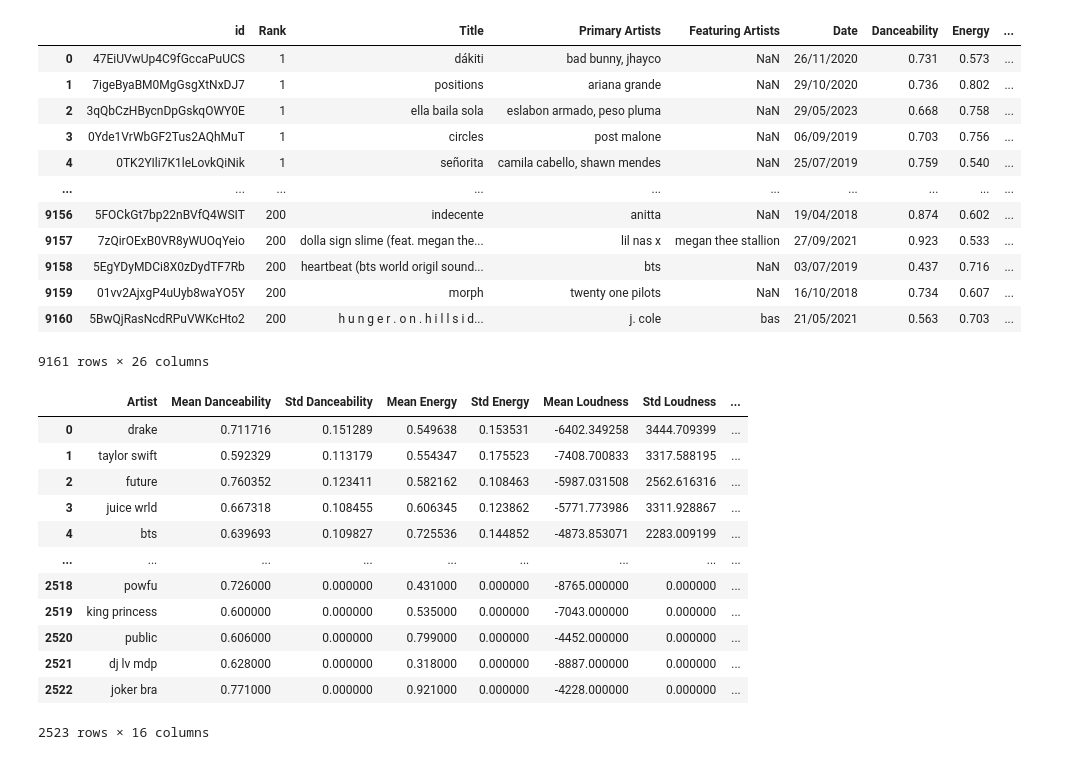
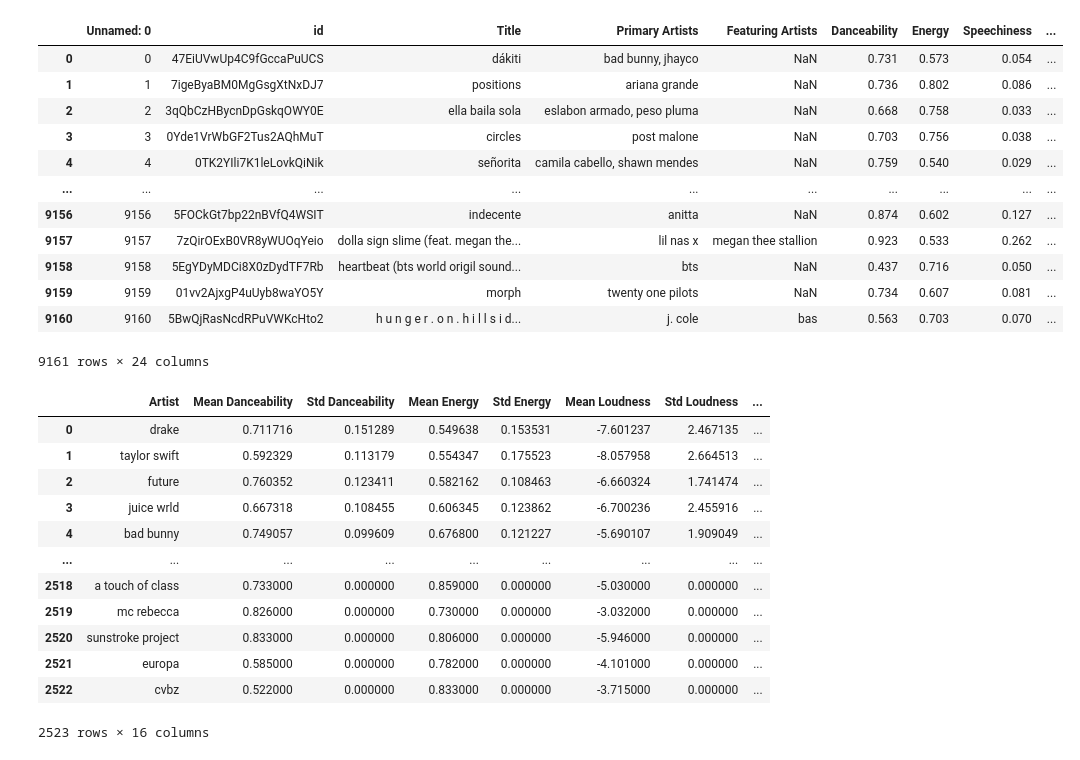
Before and after one commit to mickey59/AML_Spotify, a Jupyter notebook: Archive Notebooks/artists-prediction.ipynb, the cells around one changed output. Cells and saved outputs as stored; diff of their text form; code cells hidden in the pictures.

```diff
--- a/artists-prediction.ipynb
+++ b/Archive Notebooks/artists-prediction.ipynb
@@ -3,22 +3,22 @@ import pandas as pd
 import re
 import numpy as np
 # %%
-data = pd.read_csv("data/additional_features.csv")
+data = pd.read_csv("/Users/gilleasbuigpeterson/Library/CloudStorage/OneDrive-UniversityofEdinburgh/University/5th Year/AML/Mini Project/AML_Spotify/data/Non-temporal/additional_features.csv")
 data
 # %% [output]
-|  | id | Rank | Title | Primary Artists | Featuring Artists | Date | Danceability | Energy | ... |
-| 0 | 47EiUVwUp4C9fGccaPuUCS | 1 | dákiti | bad bunny, jhayco | NaN | 26/11/2020 | 0.731 | 0.573 | ... |
-| 1 | 7igeByaBM0MgGsgXtNxDJ7 | 1 | positions | ariana grande | NaN | 29/10/2020 | 0.736 | 0.802 | ... |
-| 2 | 3qQbCzHBycnDpGskqOWY0E | 1 | ella baila sola | eslabon armado, peso pluma | NaN | 29/05/2023 | 0.668 | 0.758 | ... |
-| 3 | 0Yde1VrWbGF2Tus2AQhMuT | 1 | circles | post malone | NaN | 06/09/2019 | 0.703 | 0.756 | ... |
-| 4 | 0TK2YIli7K1leLovkQiNik | 1 | señorita | camila cabello, shawn mendes | NaN | 25/07/2019 | 0.759 | 0.540 | ... |
+|  | Unnamed: 0 | id | Title | Primary Artists | Featuring Artists | Danceability | Energy | Speechiness | ... |
+| 0 | 0 | 47EiUVwUp4C9fGccaPuUCS | dákiti | bad bunny, jhayco | NaN | 0.731 | 0.573 | 0.054 | ... |
+| 1 | 1 | 7igeByaBM0MgGsgXtNxDJ7 | positions | ariana grande | NaN | 0.736 | 0.802 | 0.086 | ... |
+| 2 | 2 | 3qQbCzHBycnDpGskqOWY0E | ella baila sola | eslabon armado, peso pluma | NaN | 0.668 | 0.758 | 0.033 | ... |
+| 3 | 3 | 0Yde1VrWbGF2Tus2AQhMuT | circles | post malone | NaN | 0.703 | 0.756 | 0.038 | ... |
+| 4 | 4 | 0TK2YIli7K1leLovkQiNik | señorita | camila cabello, shawn mendes | NaN | 0.759 | 0.540 | 0.029 | ... |
 | ... | ... | ... | ... | ... | ... | ... | ... | ... | ... |
-| 9156 | 5FOCkGt7bp22nBVfQ4WSIT | 200 | indecente | anitta | NaN | 19/04/2018 | 0.874 | 0.602 | ... |
-| 9157 | 7zQirOExB0VR8yWUOqYeio | 200 | dolla sign slime (feat. megan the... | lil nas x | megan thee stallion | 27/09/2021 | 0.923 | 0.533 | ... |
-| 9158 | 5EgYDyMDCi8X0zDydTF7Rb | 200 | heartbeat (bts world origil sound... | bts | NaN | 03/07/2019 | 0.437 | 0.716 | ... |
-| 9159 | 01vv2AjxgP4uUyb8waYO5Y | 200 | morph | twenty one pilots | NaN | 16/10/2018 | 0.734 | 0.607 | ... |
-| 9160 | 5BwQjRasNcdRPuVWKcHto2 | 200 | h u n g e r . o n . h i l l s i d... | j. cole | bas | 21/05/2021 | 0.563 | 0.703 | ... |
+| 9156 | 9156 | 5FOCkGt7bp22nBVfQ4WSIT | indecente | anitta | NaN | 0.874 | 0.602 | 0.127 | ... |
+| 9157 | 9157 | 7zQirOExB0VR8yWUOqYeio | dolla sign slime (feat. megan the... | lil nas x | megan thee stallion | 0.923 | 0.533 | 0.262 | ... |
+| 9158 | 9158 | 5EgYDyMDCi8X0zDydTF7Rb | heartbeat (bts world origil sound... | bts | NaN | 0.437 | 0.716 | 0.050 | ... |
+| 9159 | 9159 | 01vv2AjxgP4uUyb8waYO5Y | morph | twenty one pilots | NaN | 0.734 | 0.607 | 0.081 | ... |
+| 9160 | 9160 | 5BwQjRasNcdRPuVWKcHto2 | h u n g e r . o n . h i l l s i d... | j. cole | bas | 0.563 | 0.703 | 0.070 | ... |
-9161 rows × 26 columns
+9161 rows × 24 columns
 # %%
 metrics = ["Danceability", "Energy", "Loudness", "Speechiness", "Acousticness", "Instrumentalness", "Valence"]
 
@@ -80,17 +80,17 @@ artists = artists[final_cols].sort_values("Count", ascending=False).reset_index(
 artists
 # %% [output]
 |  | Artist | Mean Danceability | Std Danceability | Mean Energy | Std Energy | Mean Loudness | Std Loudness | ... |
-| 0 | drake | 0.711716 | 0.151289 | 0.549638 | 0.153531 | -6402.349258 | 3444.709399 | ... |
-| 1 | taylor swift | 0.592329 | 0.113179 | 0.554347 | 0.175523 | -7408.700833 | 3317.588195 | ... |
-| 2 | future | 0.760352 | 0.123411 | 0.582162 | 0.108463 | -5987.031508 | 2562.616316 | ... |
-| 3 | juice wrld | 0.667318 | 0.108455 | 0.606345 | 0.123862 | -5771.773986 | 3311.928867 | ... |
-| 4 | bts | 0.639693 | 0.109827 | 0.725536 | 0.144852 | -4873.853071 | 2283.009199 | ... |
+| 0 | drake | 0.711716 | 0.151289 | 0.549638 | 0.153531 | -7.601237 | 2.467135 | ... |
+| 1 | taylor swift | 0.592329 | 0.113179 | 0.554347 | 0.175523 | -8.057958 | 2.664513 | ... |
+| 2 | future | 0.760352 | 0.123411 | 0.582162 | 0.108463 | -6.660324 | 1.741474 | ... |
+| 3 | juice wrld | 0.667318 | 0.108455 | 0.606345 | 0.123862 | -6.700236 | 2.455916 | ... |
+| 4 | bad bunny | 0.749057 | 0.099609 | 0.676800 | 0.121227 | -5.690107 | 1.909049 | ... |
 | ... | ... | ... | ... | ... | ... | ... | ... | ... |
-| 2518 | powfu | 0.726000 | 0.000000 | 0.431000 | 0.000000 | -8765.000000 | 0.000000 | ... |
-| 2519 | king princess | 0.600000 | 0.000000 | 0.535000 | 0.000000 | -7043.000000 | 0.000000 | ... |
-| 2520 | public | 0.606000 | 0.000000 | 0.799000 | 0.000000 | -4452.000000 | 0.000000 | ... |
-| 2521 | dj lv mdp | 0.628000 | 0.000000 | 0.318000 | 0.000000 | -8887.000000 | 0.000000 | ... |
-| 2522 | joker bra | 0.771000 | 0.000000 | 0.921000 | 0.000000 | -4228.000000 | 0.000000 | ... |
+| 2518 | a touch of class | 0.733000 | 0.000000 | 0.859000 | 0.000000 | -5.030000 | 0.000000 | ... |
+| 2519 | mc rebecca | 0.826000 | 0.000000 | 0.730000 | 0.000000 | -3.032000 | 0.000000 | ... |
+| 2520 | sunstroke project | 0.833000 | 0.000000 | 0.806000 | 0.000000 | -5.946000 | 0.000000 | ... |
+| 2521 | europa | 0.585000 | 0.000000 | 0.782000 | 0.000000 | -4.101000 | 0.000000 | ... |
+| 2522 | cvbz | 0.522000 | 0.000000 | 0.833000 | 0.000000 | -3.715000 | 0.000000 | ... |
 2523 rows × 16 columns
 # %%
 def recommend_artists(song_metrics, artists_df=artists, metrics=metrics, min_count=5, top_k=10, eps=1e-6):
```
Also changed, not shown: parts of 1 cell of this notebook, 26 other files.
